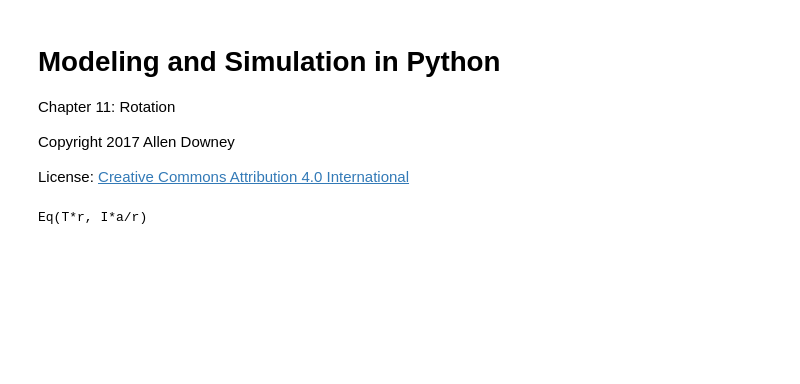
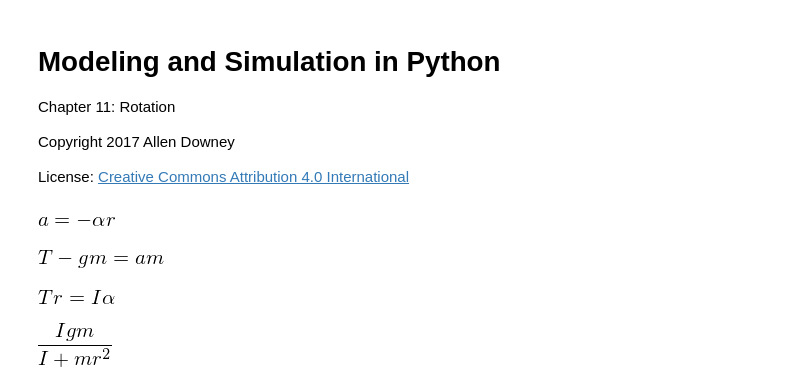
Before and after one commit to AllenDowney/ModSimPy, a Jupyter notebook: code/chap11sympy.ipynb, the cells around one changed output. Saved outputs shown, nothing was run; the diff lists cells and outputs as text; code cells hidden in the pictures; blank space fills up the shorter version.

```diff
--- a/code/chap11sympy.ipynb
+++ b/code/chap11sympy.ipynb
@@ -11,10 +13,18 @@ from sympy import symbols, Eq, solve
 # %%
-T, r, I, a, m, g, r = symbols('T r I a m g r')
+T, a, alpha, I, m, g, r = symbols('T a alpha I m g r')
 # %%
-eq1 = Eq(T * r, I * a / r)
+eq1 = Eq(a, -r * alpha)
 eq1
 # %% [output]
-Eq(T*r, I*a/r)
+[figure, added]
 # %%
-eq2 = Eq(m*g - T, m * a)
+eq2 = Eq(T - m * g, m * a)
+eq2
+# %% [output]
+[figure, added]
+# %%
+eq3 = Eq(T * r, I * alpha)
+eq3
+# %% [output]
+[figure, added]
 # %%
@@ -22,3 +32,7 @@ soln = solve([eq1, eq2], [a, T])
+# %%
+soln[T]
+# %% [output]
+[figure, added]
 # %%
 soln[a]
 # %% [output]
```
Also changed, not shown: parts of 4 cells of this notebook, 1 other file.
